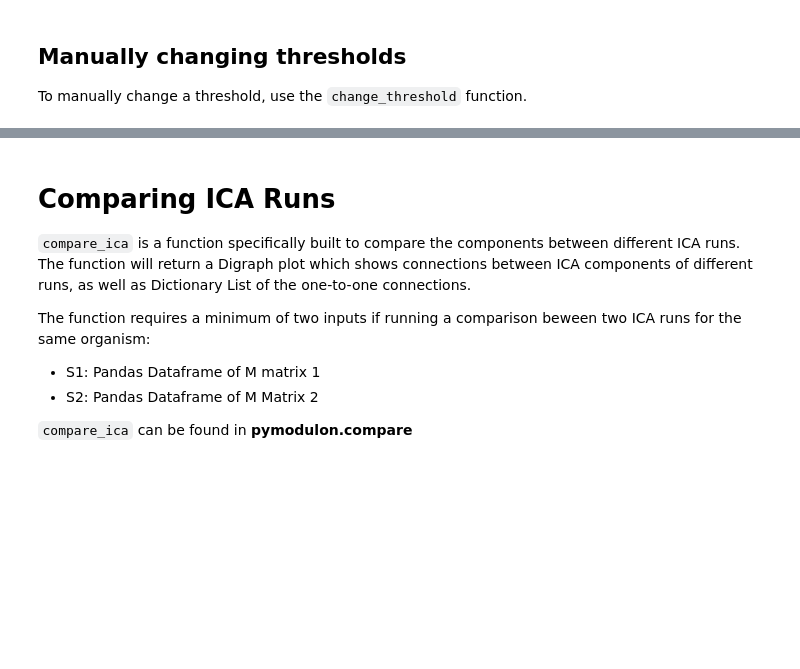
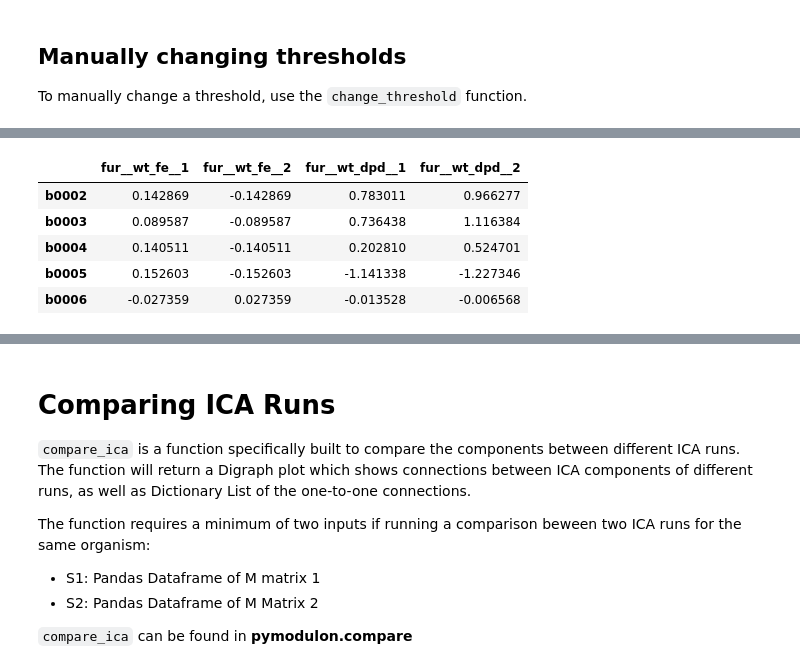
Before and after one commit to SBRG/pymodulon, a Jupyter notebook: notebooks/Tutorial.ipynb, the cells around one changed output, grey strips where cells are left out. Cells and saved outputs as stored; diff of their text form; code cells hidden in the pictures; blank space fills up the shorter version.

```diff
--- a/notebooks/Tutorial.ipynb
+++ b/notebooks/Tutorial.ipynb
@@ -481,0 +496,11 @@ ica_data.view_imodulon('GlpR')
+# %%
+# Center your data to a reference condition (or replicates of the condition, in this case)
+centered_test_data = test_data.sub(test_data[['fur__wt_fe__1','fur__wt_fe__2']].mean(axis=1),axis=0)
+centered_test_data.head()
+# %% [output]
+|  | fur__wt_fe__1 | fur__wt_fe__2 | fur__wt_dpd__1 | fur__wt_dpd__2 |
+| b0002 | 0.142869 | -0.142869 | 0.783011 | 0.966277 |
+| b0003 | 0.089587 | -0.089587 | 0.736438 | 1.116384 |
+| b0004 | 0.140511 | -0.140511 | 0.202810 | 0.524701 |
+| b0005 | 0.152603 | -0.152603 | -1.141338 | -1.227346 |
+| b0006 | -0.027359 | 0.027359 | -0.013528 | -0.006568 |
```
Also changed, not shown: parts of 7 cells of this notebook, 2 other files.
